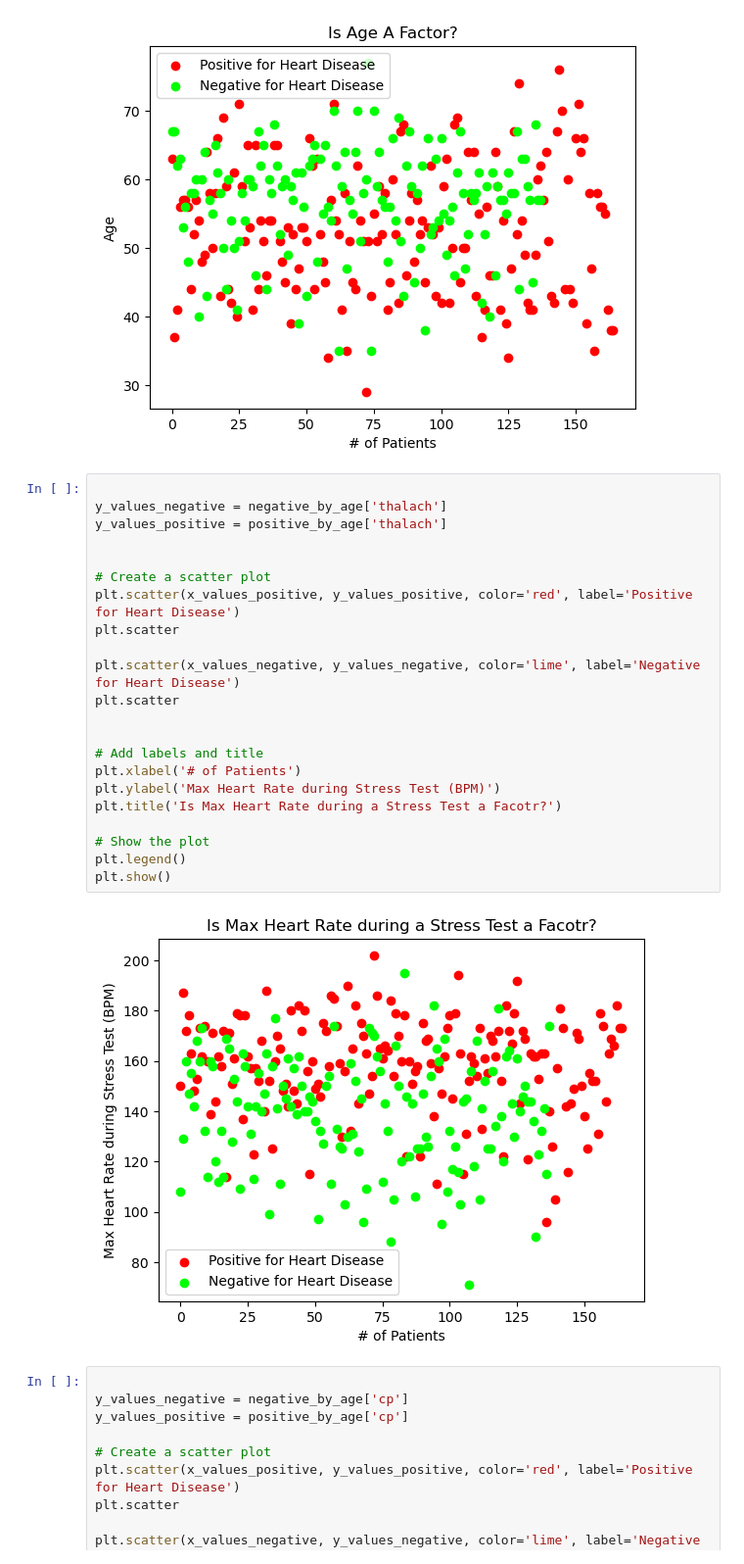
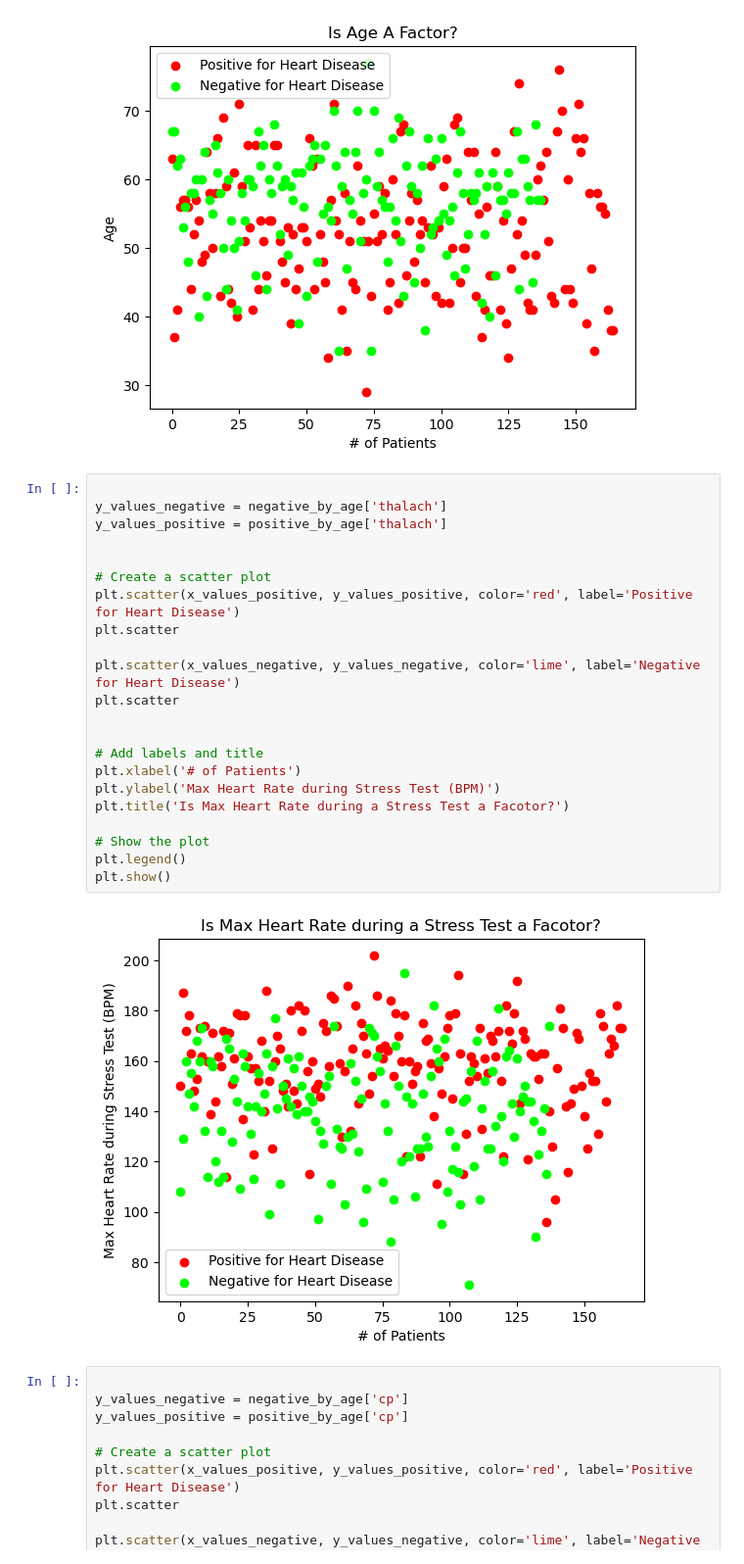
Before and after one commit to Crod7/Heart-Problem-Predictor-Machine-Learning-Model, a Jupyter notebook: ml_model/Heart-Disease-Prediction-Model.ipynb, the cells around one changed output. Shown: that part at 98% size. Saved outputs shown, nothing was run; the diff lists cells and outputs as text.

```diff
--- a/ml_model/Heart-Disease-Prediction-Model.ipynb
+++ b/ml_model/Heart-Disease-Prediction-Model.ipynb
@@ -151,27 +151,27 @@ plt.show()
 # %%
 
 y_values_negative = negative_by_age['thalach']
 y_values_positive = positive_by_age['thalach']
 
 
 # Create a scatter plot
 plt.scatter(x_values_positive, y_values_positive, color='red', label='Positive for Heart Disease')
 plt.scatter
 
 plt.scatter(x_values_negative, y_values_negative, color='lime', label='Negative for Heart Disease')
 plt.scatter
 
 
 # Add labels and title
 plt.xlabel('# of Patients')
 plt.ylabel('Max Heart Rate during Stress Test (BPM)')
-plt.title('Is Max Heart Rate during a Stress Test a Facotr?')
+plt.title('Is Max Heart Rate during a Stress Test a Facotor?')
 
 # Show the plot
 plt.legend()
 plt.show()
 # %% [output]
-[figure, old version]
+[figure, new version]
 # %%
 
 y_values_negative = negative_by_age['cp']
```
Also changed, not shown: parts of 2 cells of this notebook, 11 other files.
